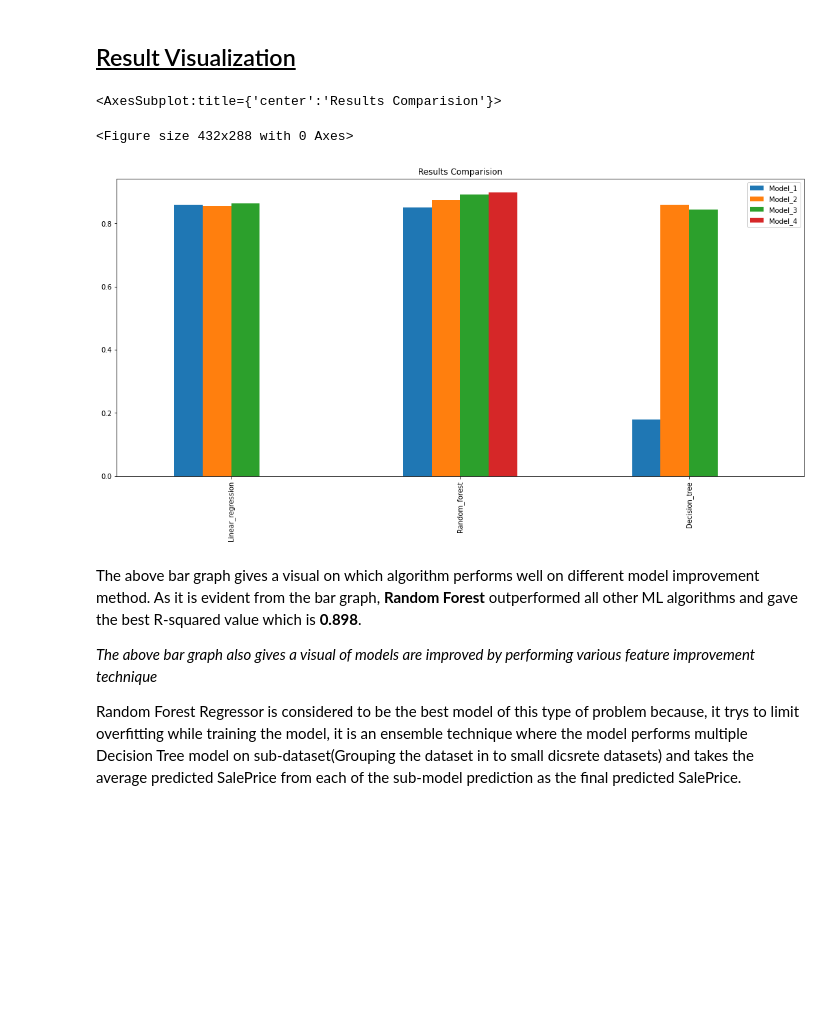
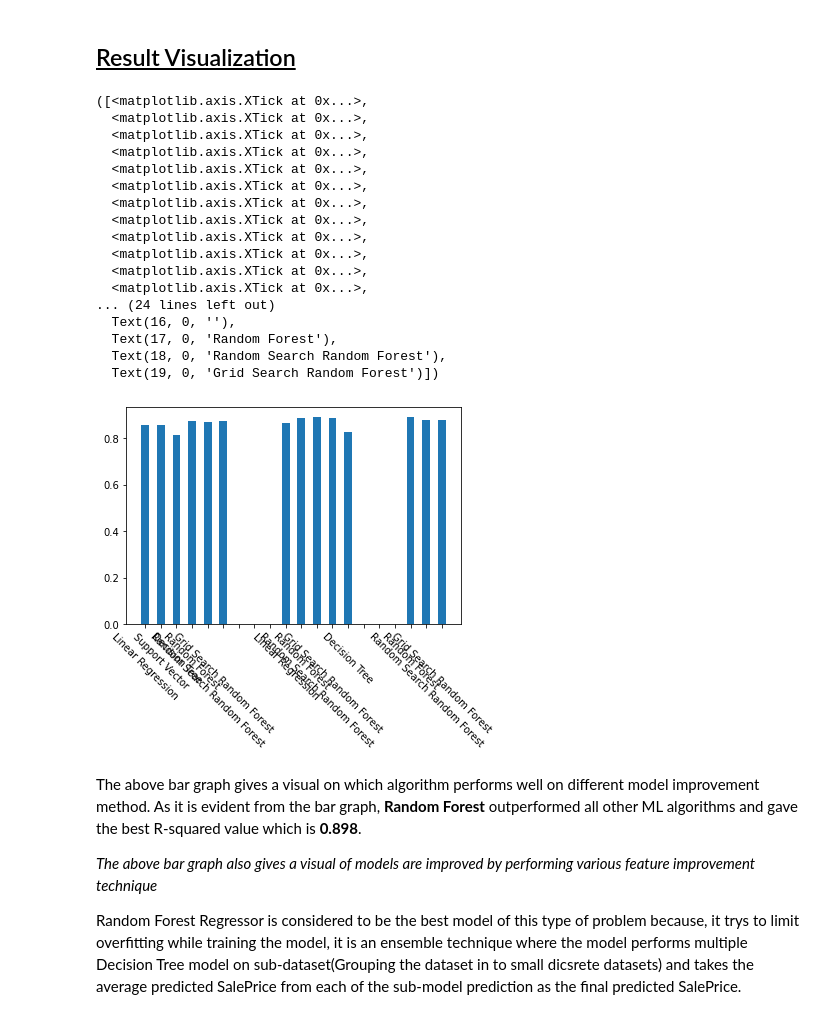
Before and after one commit to finesebastian/CS675_Midterm, a Jupyter notebook: CS675_Midterm_Project.ipynb, the cells around one changed output. Cells and saved outputs as stored; diff of their text form; code cells hidden in the pictures; blank space fills up the shorter version.

Commit message:
Updated functions and visualization of performance

```diff
--- a/CS675_Midterm_Project.ipynb
+++ b/CS675_Midterm_Project.ipynb
@@ -1250,0 +1276,4 @@ my_submission_rand
+# %%
+model_3_acc = []
+
+my_submission_rand
@@ -1295,8 +1339,9 @@ print('Mean Squared Error:', metrics.mean_squared_error(y_test/100000, y_pred_ra
 print('Root Mean Squared Error:', np.sqrt(metrics.mean_squared_error(y_test/100000, y_pred_rand)))
 print('R-squared Error:', metrics.r2_score(y_test/100000, y_pred_rand))
 
+model_3_acc.append(['Random Forest', metrics.r2_score(y_test/100000, y_pred_rand)])
+
 y_pred_rand_sub=RandomForest.predict(x_4)
-print(y_pred_rand_sub)
 my_submission_rand = pd.DataFrame({'Id': data2.index, 'SalePrice': 100000*y_pred_rand_sub})
 my_submission_rand.to_csv('rand3_submission.csv', index=False)
 # %% [output]
@@ -1307,0 +1440,17 @@ R-squared Error: 0.8976635589621735
+# %%
+#Random Forest Classifier
+RandomForest = grid_search.best_estimator_
+RandomForest.fit(x_train, y_train/100000)
+y_pred_rand_grid=RandomForest.predict(x_test)
+print('Mean Absolute Error:', metrics.mean_absolute_error(y_test/100000, y_pred_rand_grid))
+print('Mean Squared Error:', metrics.mean_squared_error(y_test/100000, y_pred_rand_grid))
+print('Root Mean Squared Error:', np.sqrt(metrics.mean_squared_error(y_test/100000, y_pred_rand_grid)))
+print('R-squared Error:', metrics.r2_score(y_test/100000, y_pred_rand_grid))
+
+model_3_acc.append(['Grid Search Random Forest', metrics.r2_score(y_test/100000, y_pred_rand)])
+
+#Predit the sale price in test dataset and save as pdf for submissiom to kaggle competition
+y_pred_rand_grid_sub=RandomForest.predict(x_4)
+print(y_pred_rand_grid_sub)
+my_submission_rand = pd.DataFrame({'Id': data2.index, 'SalePrice': 100000*y_pred_rand_grid_sub})
+my_submission_rand.to_csv('rand4_submission.csv', index=False)
@@ -1309,22 +1464,34 @@ R-squared Error: 0.8976635589621735
 #### <u>End of Model training and improvement</u>
 # %% [markdown]
 ## <u>Result Visualization</u>
-# %%
-# Hard coded the results to avoid computational delays
-results = {'Model_1':[0.858, 0.851, 0.179],
-        'Model_2':[0.855, 0.873, 0.858],
-          'Model_3':[0.864, 0.892, 0.844],
-          'Model_4':[0,0.898,0]}
-
-df1 = pd.DataFrame(results, index =['Linear_regression',
-                                'Random_forest',
-                                'Decision_tree'])
-plt.figure()
-df1.plot(kind="bar", figsize=(18,8), title="Results Comparision")
-# %% [output]
-<AxesSubplot:title={'center':'Results Comparision'}>
-<Figure size 432x288 with 0 Axes>
-[figure, removed]
+# %%
+# Hard coded the results to avoid computational delays
+super_model = model_1_acc+[('',0),('',0),('',0)]+model_2_acc+[('',0),('',0),('',0)]+model_3_acc
+models, results = zip(*super_model);
+
+index = np.arange(len(models))
+
+plt.bar(index, results, align='center', width = .5)
+plt.xticks(index, models,rotation=-45)
+# %% [output]
+([<matplotlib.axis.XTick at 0x...>,
+  <matplotlib.axis.XTick at 0x...>,
+  <matplotlib.axis.XTick at 0x...>,
+  <matplotlib.axis.XTick at 0x...>,
+  <matplotlib.axis.XTick at 0x...>,
+  <matplotlib.axis.XTick at 0x...>,
+  <matplotlib.axis.XTick at 0x...>,
+  <matplotlib.axis.XTick at 0x...>,
+  <matplotlib.axis.XTick at 0x...>,
+  <matplotlib.axis.XTick at 0x...>,
+  <matplotlib.axis.XTick at 0x...>,
+  <matplotlib.axis.XTick at 0x...>,
+... (24 lines left out)
+  Text(16, 0, ''),
+  Text(17, 0, 'Random Forest'),
+  Text(18, 0, 'Random Search Random Forest'),
+  Text(19, 0, 'Grid Search Random Forest')])
+[figure, added]
 # %% [markdown]
 The above bar graph gives a visual on which algorithm performs well on different model improvement method. As it is evident from the bar graph, <b>Random Forest</b> outperformed all other ML algorithms and gave the best R-squared value which is <b>0.898</b>.
 
```
Also changed, not shown: parts of 49 cells of this notebook.
